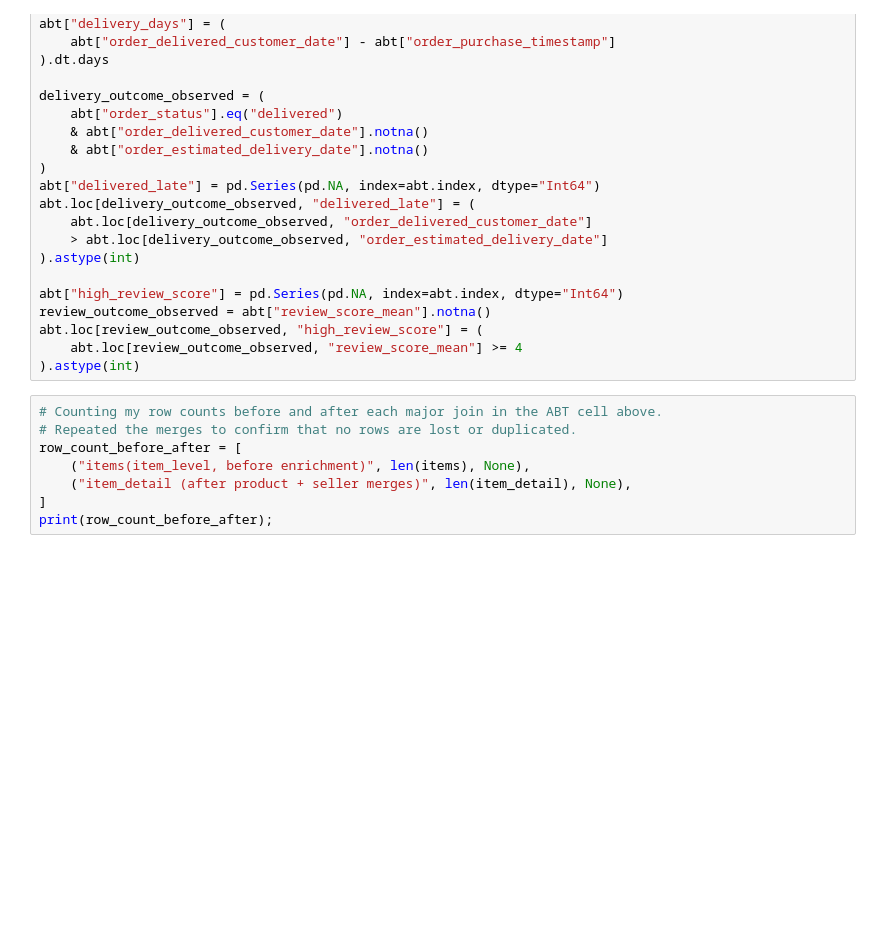
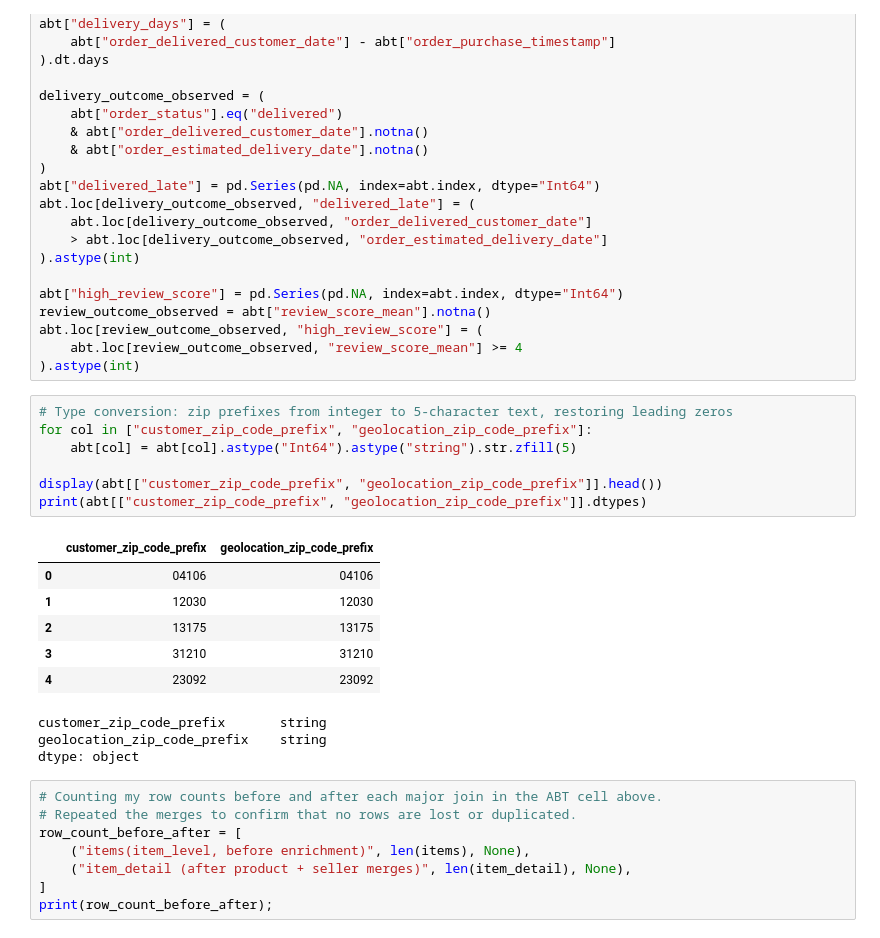
Before and after one commit to glendadavisjohnson/BAN6003_001_Project_Option2_Module1, a Jupyter notebook: notebooks/olist_project_starter.ipynb, the cells around one changed output. Cells and saved outputs as stored; diff of their text form; blank space fills up the shorter version.

Commit message:
Update olist_project_starter.ipynb
Added Zip code conversion, cleaning & transformation decisions

```diff
--- a/notebooks/olist_project_starter.ipynb
+++ b/notebooks/olist_project_starter.ipynb
@@ -611,6 +611,23 @@ review_outcome_observed = abt["review_score_mean"].notna()
 abt.loc[review_outcome_observed, "high_review_score"] = (
     abt.loc[review_outcome_observed, "review_score_mean"] >= 4
 ).astype(int)
+# %%
+# Type conversion: zip prefixes from integer to 5-character text, restoring leading zeros
+for col in ["customer_zip_code_prefix", "geolocation_zip_code_prefix"]:
+    abt[col] = abt[col].astype("Int64").astype("string").str.zfill(5)
+
+display(abt[["customer_zip_code_prefix", "geolocation_zip_code_prefix"]].head())
+print(abt[["customer_zip_code_prefix", "geolocation_zip_code_prefix"]].dtypes)
+# %% [output]
+|  | customer_zip_code_prefix | geolocation_zip_code_prefix |
+| 0 | 04106 | 04106 |
+| 1 | 12030 | 12030 |
+| 2 | 13175 | 13175 |
+| 3 | 31210 | 31210 |
+| 4 | 23092 | 23092 |
+customer_zip_code_prefix       string
+geolocation_zip_code_prefix    string
+dtype: object
 # %%
 # Counting my row counts before and after each major join in the ABT cell above.
 # Repeated the merges to confirm that no rows are lost or duplicated.
```
Also changed, not shown: parts of 2 cells of this notebook.
